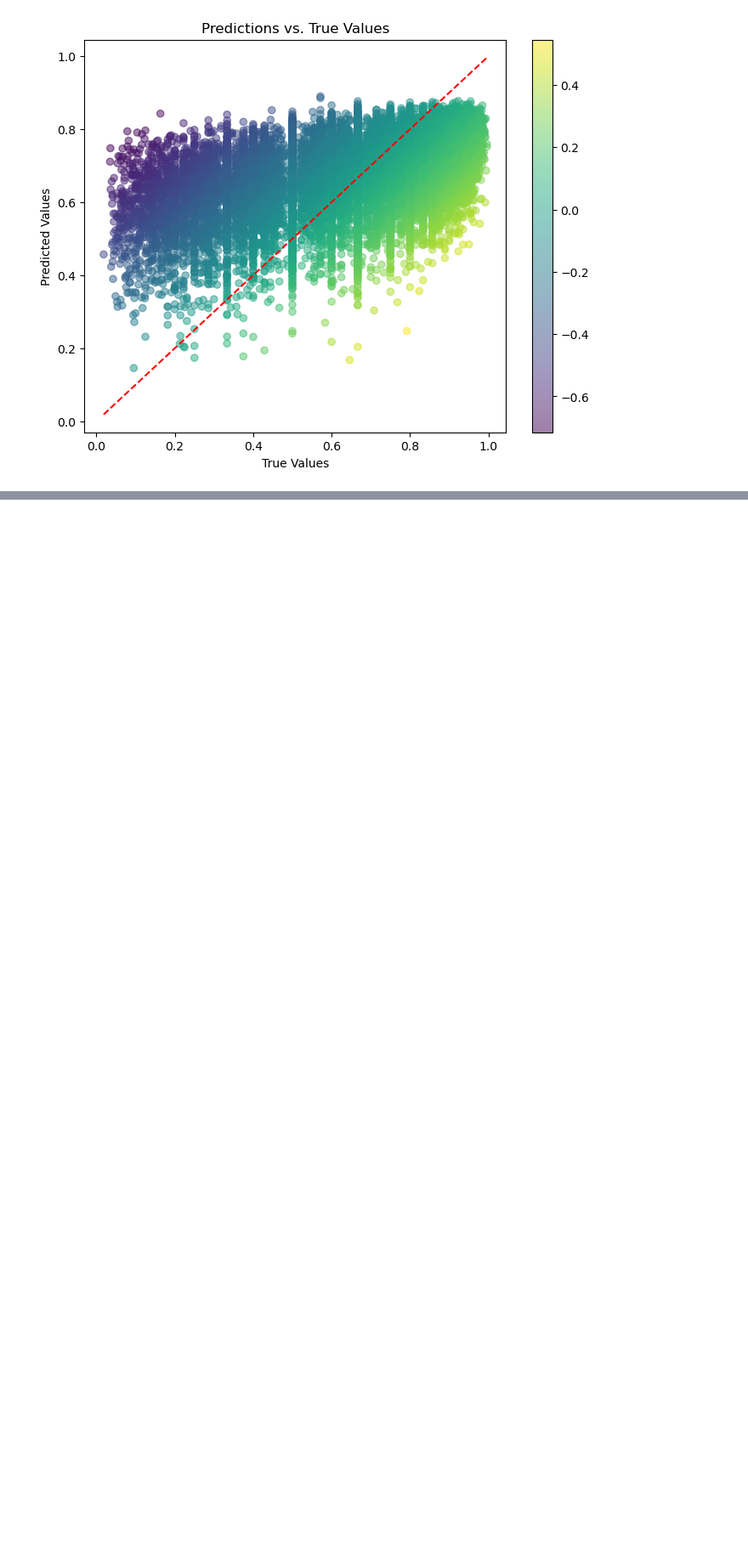
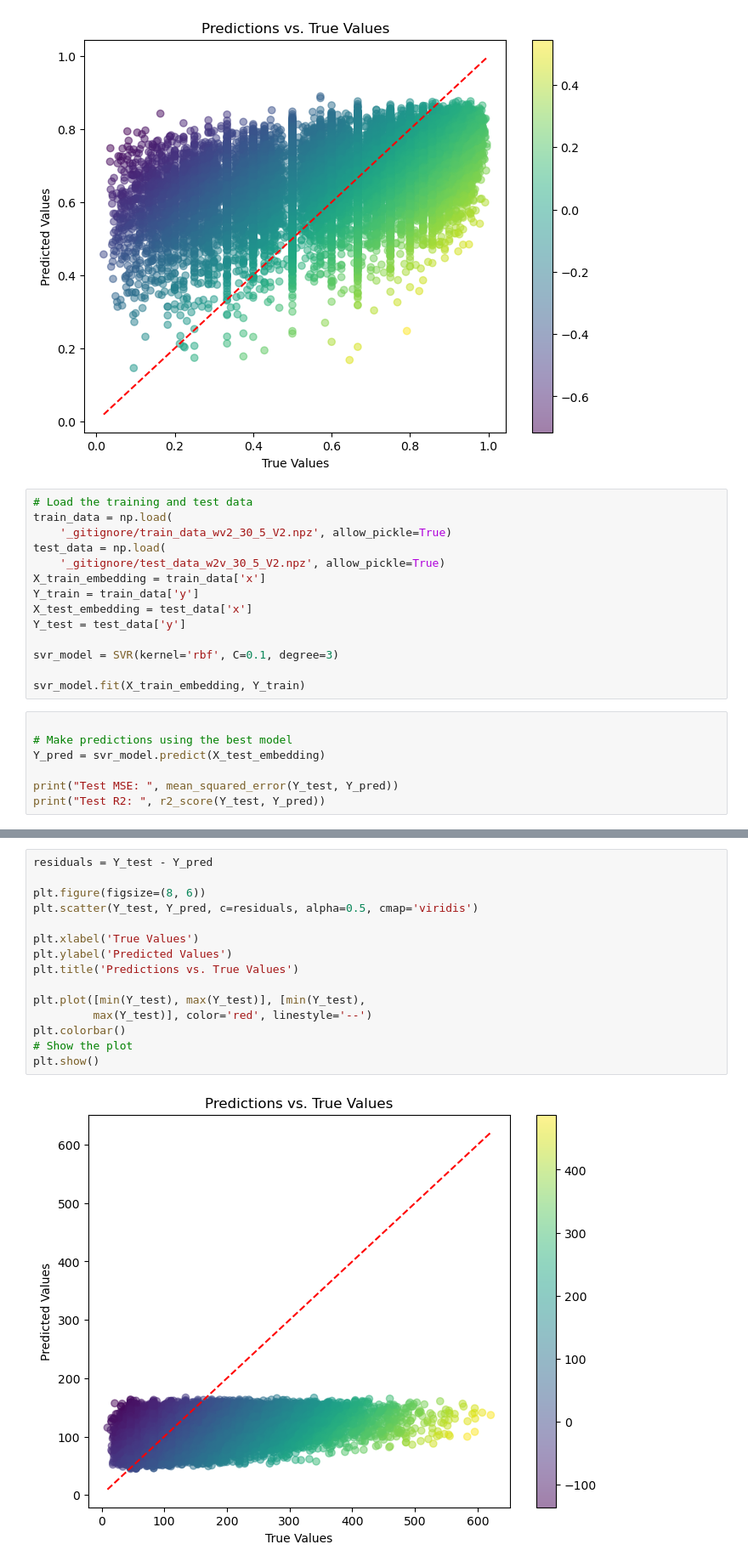
Before and after one commit to AndreaAlberti07/Amazon-books-reviews-ML, a Jupyter notebook: notebooks/model/SVR_model.ipynb, the cells around one changed output, grey strips where cells are left out. Shown at 85% size. Cells and saved outputs as stored; diff of their text form; blank space fills up the shorter version.

```diff
--- a/notebooks/model/SVR_model.ipynb
+++ b/notebooks/model/SVR_model.ipynb
@@ -128,3 +128,24 @@ plt.colorbar()
 plt.show()
 # %% [output]
 [figure]
+# %%
+# Load the training and test data
+train_data = np.load(
+    '_gitignore/train_data_wv2_30_5_V2.npz', allow_pickle=True)
+test_data = np.load(
+    '_gitignore/test_data_w2v_30_5_V2.npz', allow_pickle=True)
+X_train_embedding = train_data['x']
+Y_train = train_data['y']
+X_test_embedding = test_data['x']
+Y_test = test_data['y']
+
+svr_model = SVR(kernel='rbf', C=0.1, degree=3)
+
+svr_model.fit(X_train_embedding, Y_train)
+# %%
+
+# Make predictions using the best model
+Y_pred = svr_model.predict(X_test_embedding)
+
+print("Test MSE: ", mean_squared_error(Y_test, Y_pred))
+print("Test R2: ", r2_score(Y_test, Y_pred))
@@ -130,0 +155,17 @@ plt.show()
+# %%
+residuals = Y_test - Y_pred
+
+plt.figure(figsize=(8, 6))
+plt.scatter(Y_test, Y_pred, c=residuals, alpha=0.5, cmap='viridis')
+
+plt.xlabel('True Values')
+plt.ylabel('Predicted Values')
+plt.title('Predictions vs. True Values')
+
+plt.plot([min(Y_test), max(Y_test)], [min(Y_test),
+         max(Y_test)], color='red', linestyle='--')
+plt.colorbar()
+# Show the plot
+plt.show()
+# %% [output]
+[figure, added]
```
Also changed, not shown: parts of 1 cell of this notebook, 1 other file.
